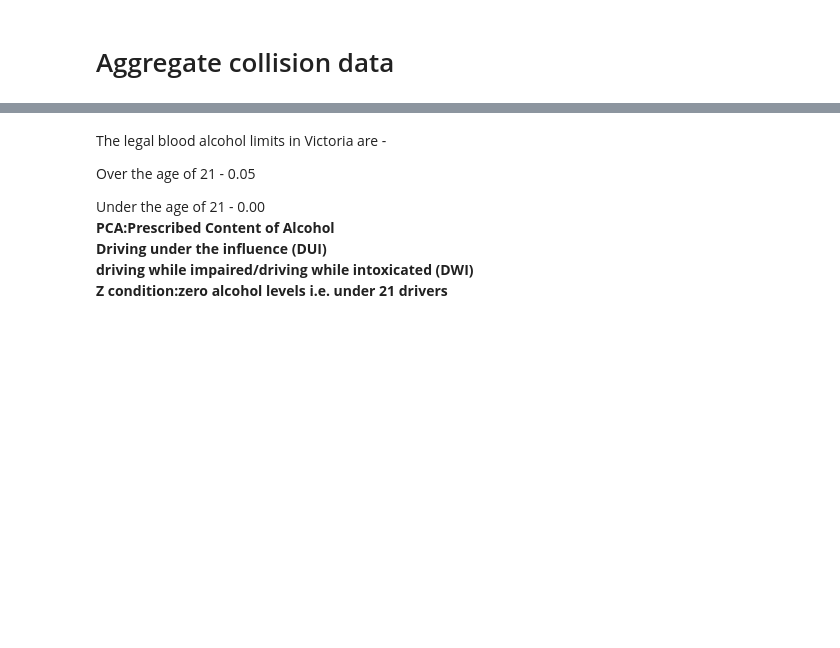
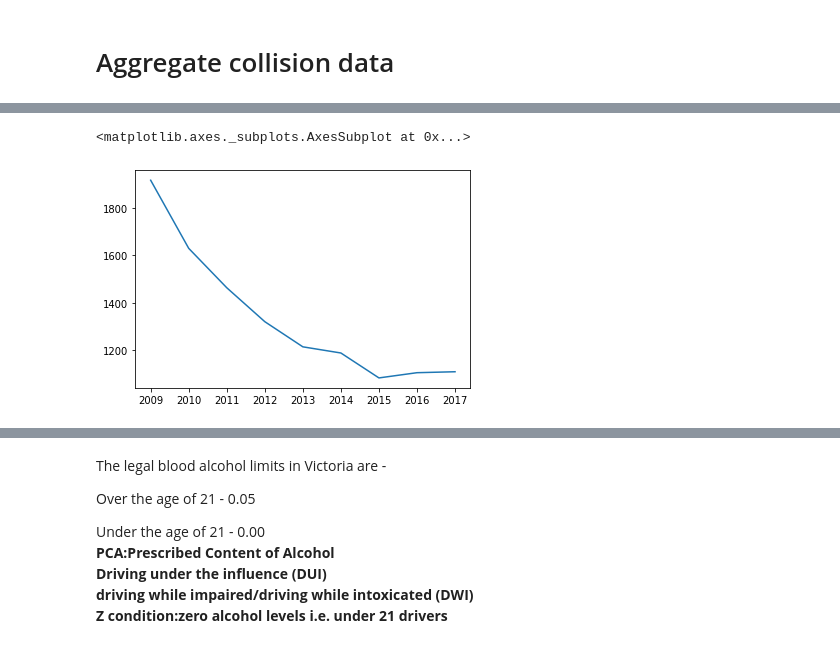
Before and after one commit to nizamphoenix/DrinkDrivingTrends, a Jupyter notebook: v2.0.ipynb, the cells around one changed output, grey strips where cells are left out. Cells and saved outputs as stored; diff of their text form; code cells hidden in the pictures; blank space fills up the shorter version.

```diff
--- a/v2.0.ipynb
+++ b/v2.0.ipynb
@@ -427,0 +565,16 @@ ebt_df_alcohol=ebt_df[(ebt_df['offence type'] == "'Z' Condition (0.00)")|(ebt_df
+# %%
+ebt_collisions = []
+years = [2009,2010,2011,2012,2013,2014,2015,2016,2017]
+ebt_collisions.append(sum(ebt_df_2009.collision==1))
+ebt_collisions.append(sum(ebt_df_2010.collision==1))
+ebt_collisions.append(sum(ebt_df_2011.collision==1))
+ebt_collisions.append(sum(ebt_df_2012.collision==1))
+ebt_collisions.append(sum(ebt_df_2013.collision==1))
+ebt_collisions.append(sum(ebt_df_2014.collision==1))
+ebt_collisions.append(sum(ebt_df_2015.collision==1))
+ebt_collisions.append(sum(ebt_df_2016.collision==1))
+ebt_collisions.append(sum(ebt_df_2017.collision==1))
+sns.lineplot(x=years,y=ebt_collisions)
+# %% [output]
+<matplotlib.axes._subplots.AxesSubplot at 0x...>
+[figure, added]
```
Also changed, not shown: parts of 80 cells of this notebook.
